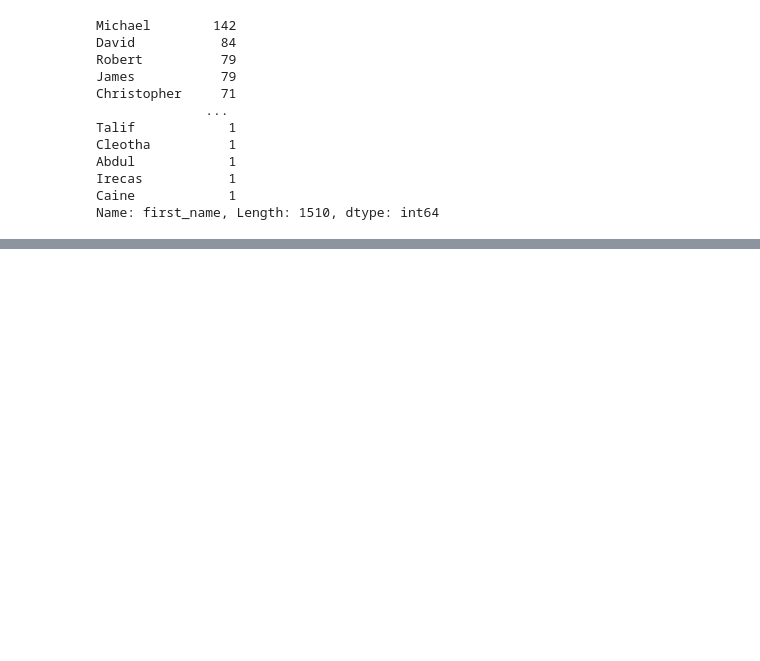
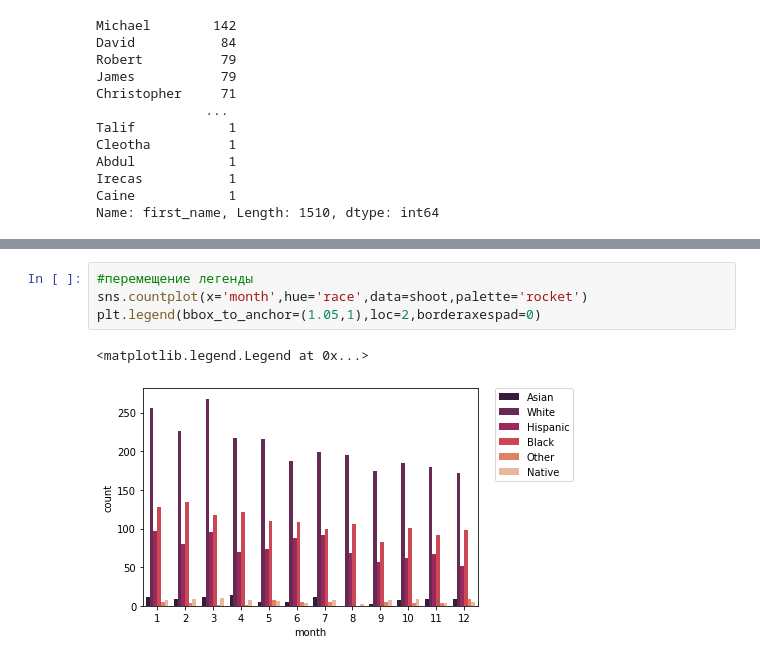
Before and after one commit to frau-muller/ml, a Jupyter notebook: us police.ipynb, the cells around one changed output, grey strips where cells are left out. Saved outputs shown, nothing was run; the diff lists cells and outputs as text; blank space fills up the shorter version.

```diff
--- a/us police.ipynb
+++ b/us police.ipynb
@@ -90,0 +128,7 @@ Name: first_name, Length: 1510, dtype: int64
+# %%
+#перемещение легенды
+sns.countplot(x='month',hue='race',data=shoot,palette='rocket')
+plt.legend(bbox_to_anchor=(1.05,1),loc=2,borderaxespad=0)
+# %% [output]
+<matplotlib.legend.Legend at 0x...>
+[figure, added]
```
Also changed, not shown: parts of 10 cells of this notebook.
